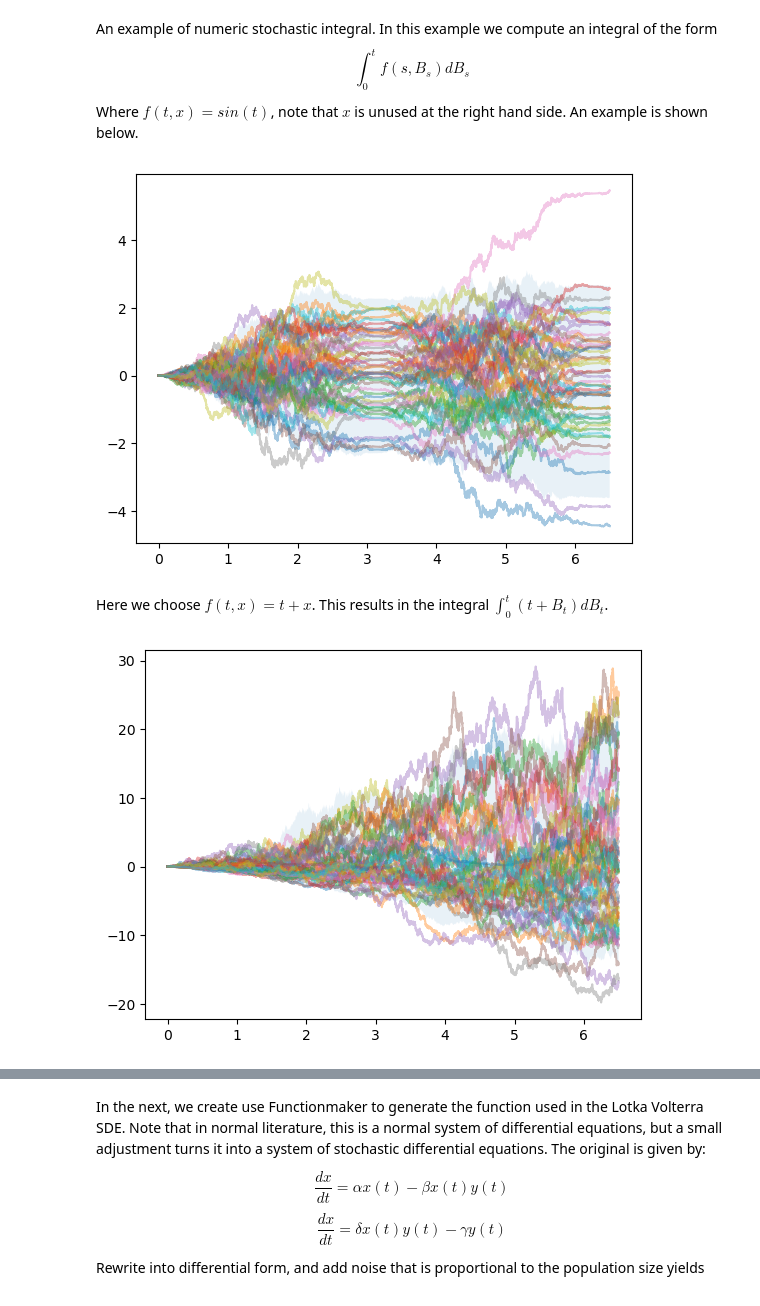
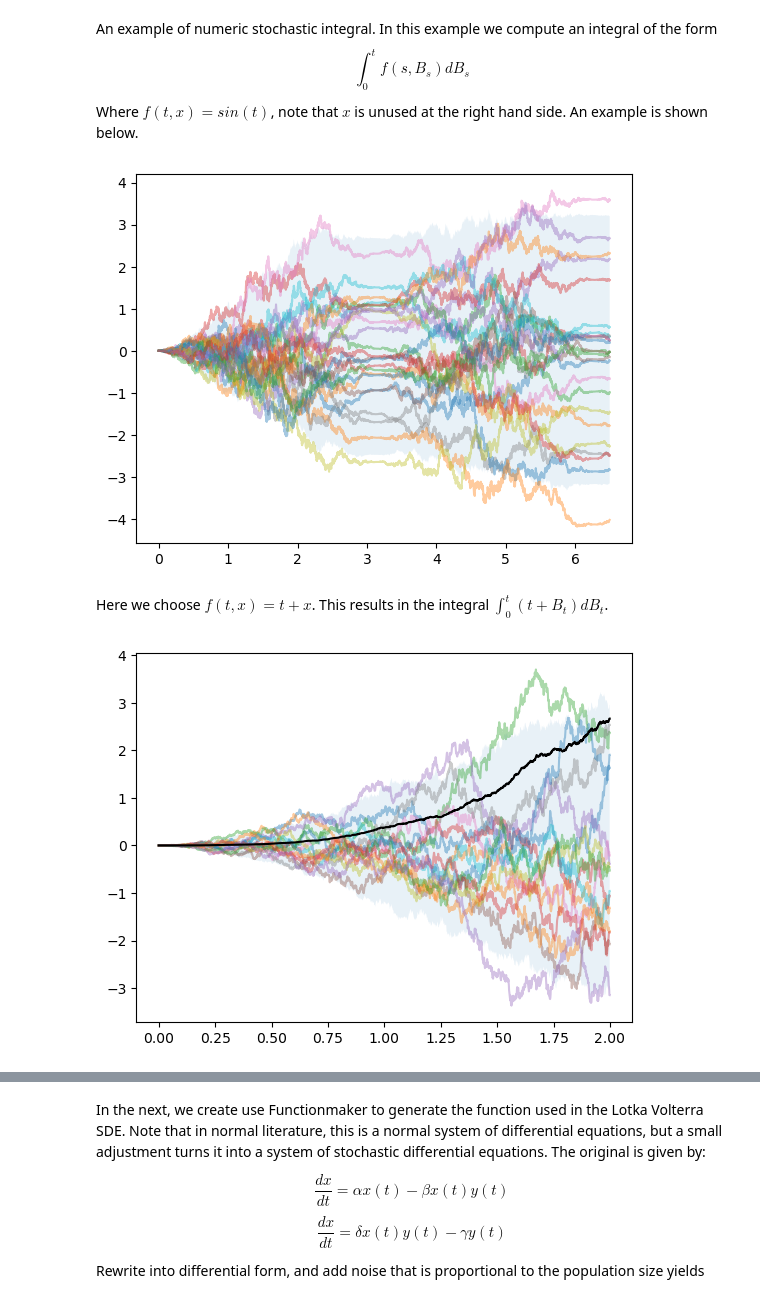
Before and after one commit to Sgouwens/stochasticcalc, a Jupyter notebook: sp_notebook.ipynb, the cells around one changed output, grey strips where cells are left out. Drawn from its saved outputs; the diff is of its cells as text; code cells hidden in the pictures.

```diff
--- a/sp_notebook.ipynb
+++ b/sp_notebook.ipynb
@@ -30,7 +30,7 @@ print(mean_stop, var_stop)
 # %% [markdown]
 Stopping times can be computed numerically for jump processes too.
 # %%
-process = StochasticProcess(time=5, timestep=0.001, number=250, poisson_rate=0.5, shape=1, scale=1)
+process = StochasticProcess(time=5, dt=0.001, number=250, poisson_rate=0.5, shape=1, scale=1)
 t, Xt = process.levyprocess()
 process.stoppingstatistics(Xt, t, tau=0.5)
 # %% [output]
@@ -42,19 +42,19 @@ Where $f(t,x)=sin(t)$, note that $x$ is unused at the right hand side. An exampl
 # %%
 f_function = lambda t, x: np.sin(t)
 
-integrate = StochasticIntegration(time=6.5, timestep=0.001, number=100, integrator="brownianmotion")
+integrate = StochasticIntegration(time=6.5, dt=0.001, number=100, integrator="brownianmotion")
 t, Xt = integrate.stochastic_integral(fun=f_function)
-integrate.plot_solution(t, Xt, num_max=50)
+integrate.plot_solution(t, Xt, num_max=25)
 # %% [output]
-[figure, old version]
+[figure, new version]
 # %% [markdown]
 Here we choose $f(t,x)=t+x$. This results in the integral $\int_0^t (t+B_t)dB_t$.
 # %%
-f_function = lambda t, x: t + x
+f_function = lambda t, x: t #+ x
 
-integrate = StochasticIntegration(time=6.5, timestep=0.001, number=100, integrator="brownianmotion")
+integrate = StochasticIntegration(time=2, dt=0.001, number=250, integrator="brownianmotion")
 t, Xt = integrate.stochastic_integral(fun=f_function)
-integrate.plot_solution(t, Xt, num_max=50)
+integrate.plot_solution(t, Xt, num_max=15, with_var=True)
 # %% [output]
-[figure, old version]
+[figure, new version]
 # %%
```
Also changed, not shown: parts of 11 cells of this notebook, 1 other file.
